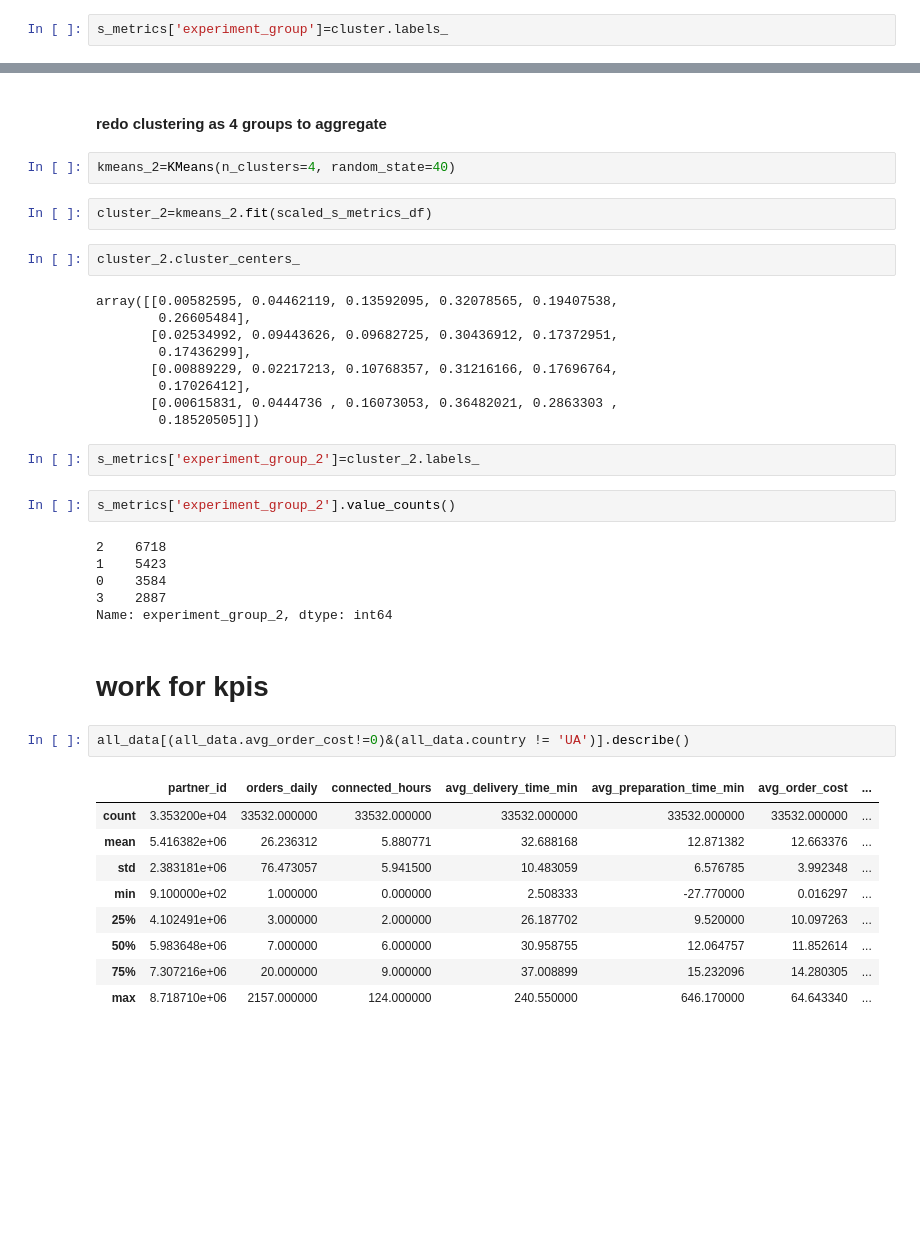
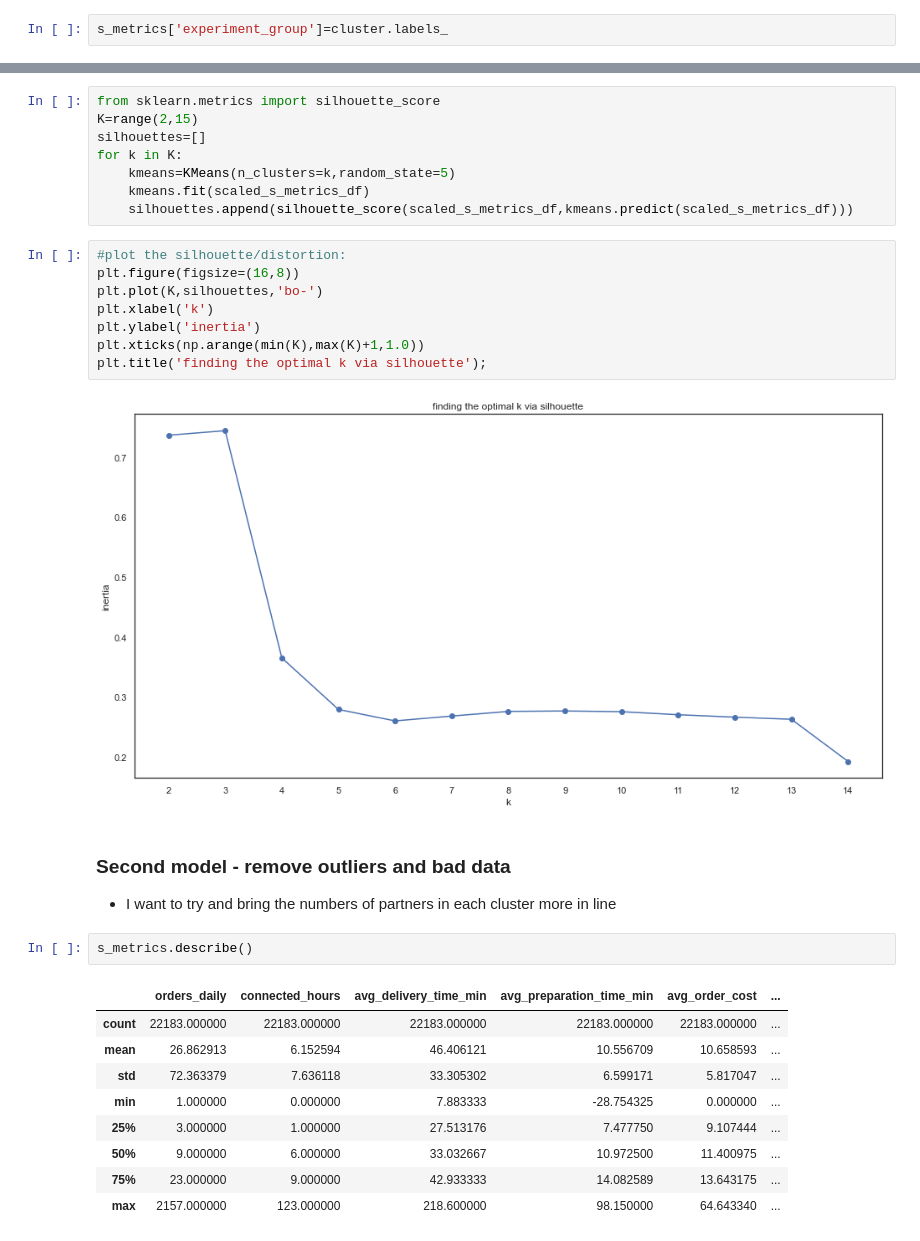
Before and after one commit to siandav/sians_projects, a Jupyter notebook: Take_home_analysis_SeD.ipynb, the cells around one changed output, grey strips where cells are left out. Saved outputs shown, nothing was run; the diff lists cells and outputs as text; blank space fills up the shorter version.

```diff
--- a/Take_home_analysis_SeD.ipynb
+++ b/Take_home_analysis_SeD.ipynb
@@ -966,41 +950,34 @@ plt.title('elbow method - finding the optimal k by inertia');
-# %% [markdown]
-#### redo clustering as 4 groups to aggregate
-# %%
-kmeans_2=KMeans(n_clusters=4, random_state=40)
-# %%
-cluster_2=kmeans_2.fit(scaled_s_metrics_df)
-# %%
-cluster_2.cluster_centers_
-# %% [output]
-array([[0.00582595, 0.04462119, 0.13592095, 0.32078565, 0.19407538,
-        0.26605484],
-       [0.02534992, 0.09443626, 0.09682725, 0.30436912, 0.17372951,
-        0.17436299],
-       [0.00889229, 0.02217213, 0.10768357, 0.31216166, 0.17696764,
-        0.17026412],
-       [0.00615831, 0.0444736 , 0.16073053, 0.36482021, 0.2863303 ,
-        0.18520505]])
-# %%
-s_metrics['experiment_group_2']=cluster_2.labels_
-# %%
-s_metrics['experiment_group_2'].value_counts()
-# %% [output]
-2    6718
-1    5423
-0    3584
-3    2887
-Name: experiment_group_2, dtype: int64
-# %% [markdown]
-# work for kpis
-# %%
-all_data[(all_data.avg_order_cost!=0)&(all_data.country != 'UA')].describe()
-# %% [output]
-|  | partner_id | orders_daily | connected_hours | avg_delivery_time_min | avg_preparation_time_min | avg_order_cost | ... |
-| count | 3.353200e+04 | 33532.000000 | 33532.000000 | 33532.000000 | 33532.000000 | 33532.000000 | ... |
-| mean | 5.416382e+06 | 26.236312 | 5.880771 | 32.688168 | 12.871382 | 12.663376 | ... |
-| std | 2.383181e+06 | 76.473057 | 5.941500 | 10.483059 | 6.576785 | 3.992348 | ... |
-| min | 9.100000e+02 | 1.000000 | 0.000000 | 2.508333 | -27.770000 | 0.016297 | ... |
-| 25% | 4.102491e+06 | 3.000000 | 2.000000 | 26.187702 | 9.520000 | 10.097263 | ... |
-| 50% | 5.983648e+06 | 7.000000 | 6.000000 | 30.958755 | 12.064757 | 11.852614 | ... |
-| 75% | 7.307216e+06 | 20.000000 | 9.000000 | 37.008899 | 15.232096 | 14.280305 | ... |
-| max | 8.718710e+06 | 2157.000000 | 124.000000 | 240.550000 | 646.170000 | 64.643340 | ... |
+# %%
+from sklearn.metrics import silhouette_score
+K=range(2,15)
+silhouettes=[]
+for k in K:
+    kmeans=KMeans(n_clusters=k,random_state=5)
+    kmeans.fit(scaled_s_metrics_df)
+    silhouettes.append(silhouette_score(scaled_s_metrics_df,kmeans.predict(scaled_s_metrics_df)))
+# %%
+#plot the silhouette/distortion:
+plt.figure(figsize=(16,8))
+plt.plot(K,silhouettes,'bo-')
+plt.xlabel('k')
+plt.ylabel('inertia')
+plt.xticks(np.arange(min(K),max(K)+1,1.0))
+plt.title('finding the optimal k via silhouette');
+# %% [output]
+[figure, added]
+# %% [markdown]
+### Second model - remove outliers and bad data
+
+- I want to try and bring the numbers of partners in each cluster more in line
+# %%
+s_metrics.describe()
+# %% [output]
+|  | orders_daily | connected_hours | avg_delivery_time_min | avg_preparation_time_min | avg_order_cost | ... |
+| count | 22183.000000 | 22183.000000 | 22183.000000 | 22183.000000 | 22183.000000 | ... |
+| mean | 26.862913 | 6.152594 | 46.406121 | 10.556709 | 10.658593 | ... |
+| std | 72.363379 | 7.636118 | 33.305302 | 6.599171 | 5.817047 | ... |
+| min | 1.000000 | 0.000000 | 7.883333 | -28.754325 | 0.000000 | ... |
+| 25% | 3.000000 | 1.000000 | 27.513176 | 7.477750 | 9.107444 | ... |
+| 50% | 9.000000 | 6.000000 | 33.032667 | 10.972500 | 11.400975 | ... |
+| 75% | 23.000000 | 9.000000 | 42.933333 | 14.082589 | 13.643175 | ... |
+| max | 2157.000000 | 123.000000 | 218.600000 | 98.150000 | 64.643340 | ... |
```
Also changed, not shown: parts of 66 cells of this notebook.
